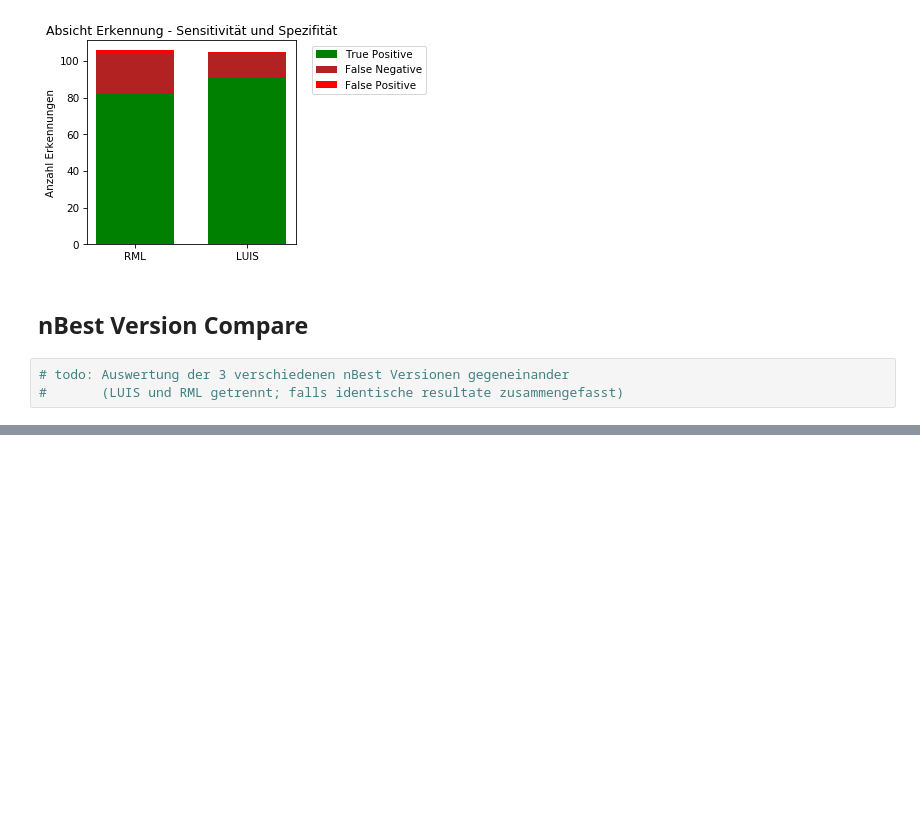
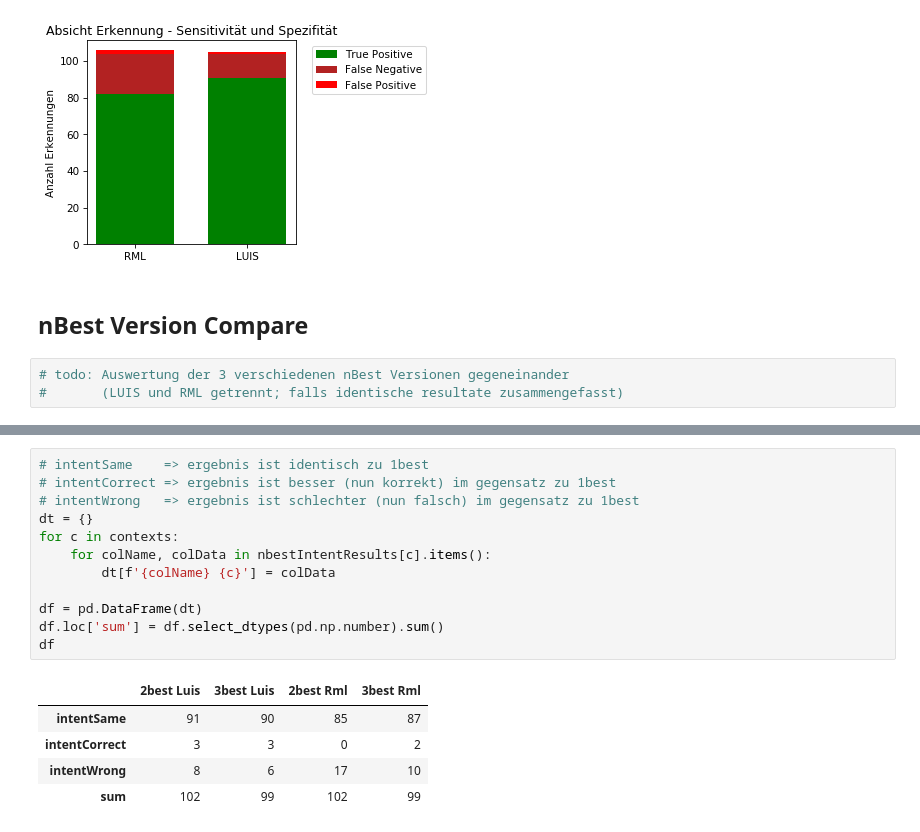
Before and after one commit to vettaioa/FluLoS-Code, a Jupyter notebook: calculation/statistics/ContextErrorRate.ipynb, the cells around one changed output, grey strips where cells are left out. Drawn from its saved outputs; the diff is of its cells as text; blank space fills up the shorter version.

```diff
--- a/calculation/statistics/ContextErrorRate.ipynb
+++ b/calculation/statistics/ContextErrorRate.ipynb
@@ -1378,0 +1509,18 @@ plt.show()
+# %%
+# intentSame    => ergebnis ist identisch zu 1best
+# intentCorrect => ergebnis ist besser (nun korrekt) im gegensatz zu 1best
+# intentWrong   => ergebnis ist schlechter (nun falsch) im gegensatz zu 1best
+dt = {}
+for c in contexts:
+    for colName, colData in nbestIntentResults[c].items():
+        dt[f'{colName} {c}'] = colData
+
+df = pd.DataFrame(dt)
+df.loc['sum'] = df.select_dtypes(pd.np.number).sum()
+df
+# %% [output]
+|  | 2best Luis | 3best Luis | 2best Rml | 3best Rml |
+| intentSame | 91 | 90 | 85 | 87 |
+| intentCorrect | 3 | 3 | 0 | 2 |
+| intentWrong | 8 | 6 | 17 | 10 |
+| sum | 102 | 99 | 102 | 99 |
```
Also changed, not shown: parts of 14 cells of this notebook.
